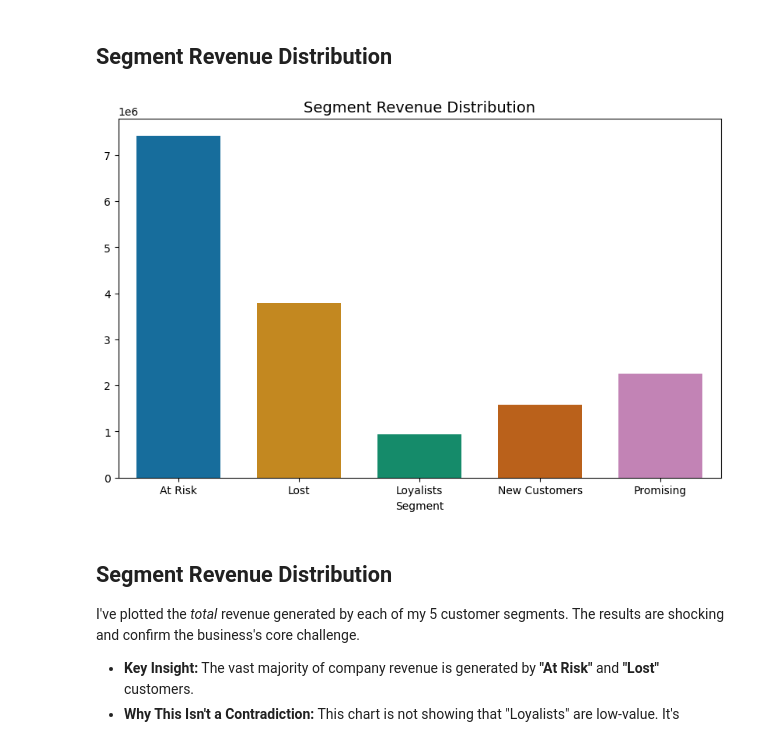
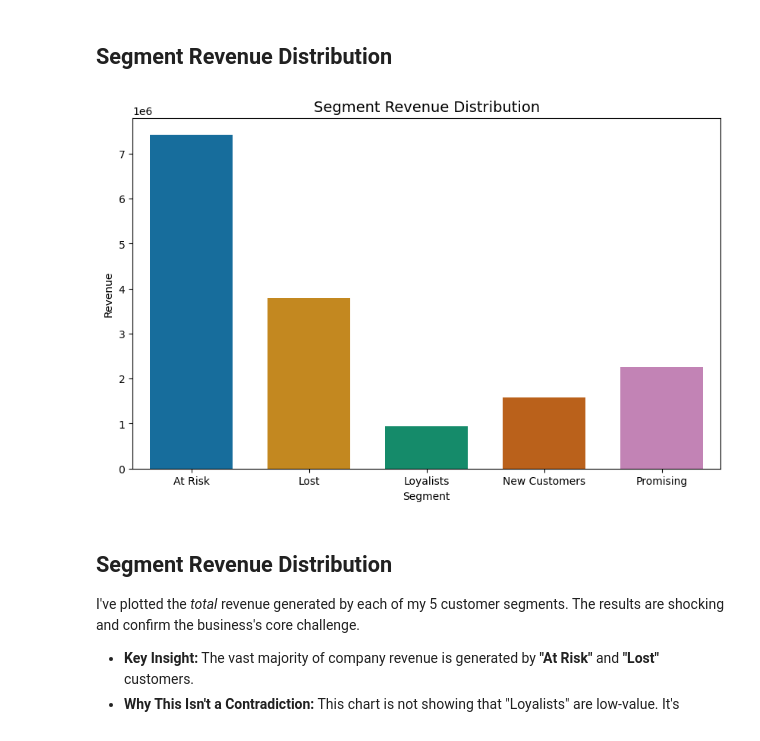
Before and after one commit to zeeshan-akram-ds/Olist-ECommerce-Analysis, a Jupyter notebook: notebooks/03_RFM_Analysis.ipynb, the cells around one changed output. Cells and saved outputs as stored; diff of their text form; code cells hidden in the pictures.

```diff
--- a/notebooks/03_RFM_Analysis.ipynb
+++ b/notebooks/03_RFM_Analysis.ipynb
@@ -449,14 +449,15 @@ My next step is to analyze the *financial impact* of these segments. My hypothes
 # %%
 data = rfm_df.groupby('Segment')['Monetary'].sum()
 
 # bar plot
 plt.figure(figsize=(10,6))
 sns.barplot(x=data.index, y=data.values, palette='colorblind', width=0.7)
 plt.title("Segment Revenue Distribution", fontsize=14)
 plt.savefig("../images/segment_revenue_dist.png", dpi=300)
+plt.ylabel("Revenue")
 plt.show()
 # %% [output]
-[figure, old version]
+[figure, new version]
 # %% [markdown]
 ## Segment Revenue Distribution
 
```
Also changed, not shown: parts of 8 cells of this notebook.
